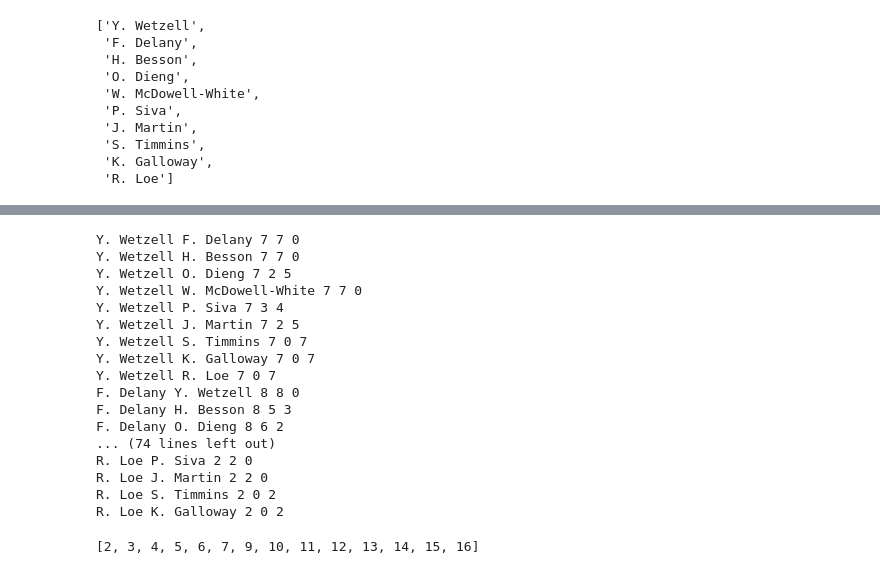
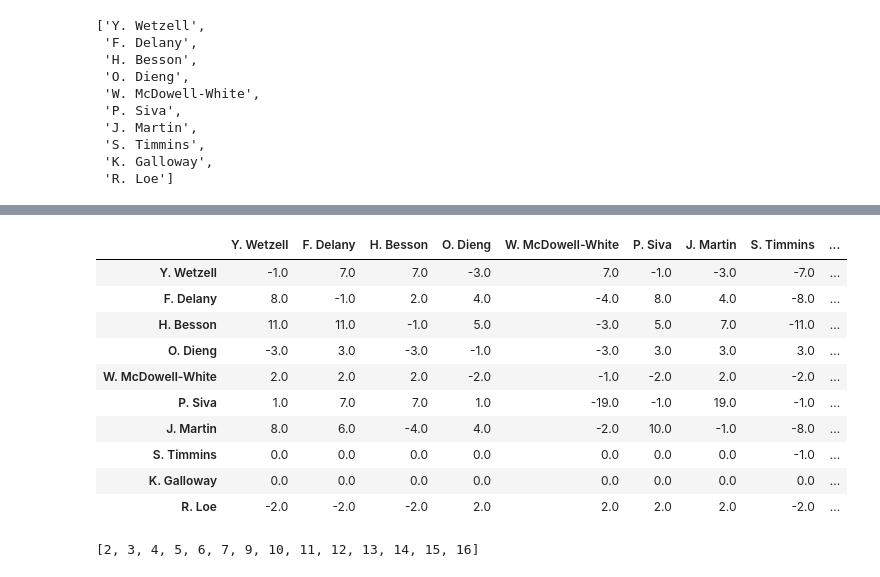
Before and after one commit to ssardina/pynbl, a Jupyter notebook: on_off.ipynb, the cells around one changed output, grey strips where cells are left out. Cells and saved outputs as stored; diff of their text form; code cells hidden in the pictures.

```diff
--- a/on_off.ipynb
+++ b/on_off.ipynb
@@ -147,51 +172,50 @@ W. McDowell-White
 players = players_1
 
 onoff_df = pd.DataFrame()  # Correlation matrix
 for x in players:
     x_stints = set(players_stints[x])
-    x_pbp_df = pbp_df.query('player in @x and actionType in ["2pt", "3pt", "freethrow"] and success == 1')
+    x_pbp_df = pbp_df.query('player == @x and actionType in @SHOOTS_TYPES and success == 1')
+    c_3pt = x_pbp_df.query('actionType == "3pt"').shape[0]
     c_2pt = x_pbp_df.query('actionType == "2pt"').shape[0]
-    c_3pt = x_pbp_df.query('actionType == "3pt"').shape[0]
     c_1pt = x_pbp_df.query('actionType == "freethrow"').shape[0]
     x_pts = 2*c_2pt + 3*c_3pt + c_1pt
     for y in players:
         if x == y:
             v = -1
         else:
             y_stints = set(players_stints[y])
             together = x_stints.intersection(y_stints)
             alone = x_stints.difference(y_stints)
             # print(x, y, together, alone)
 
             together_df = x_pbp_df.query('stint1 in @together')
             c_2pt = together_df.query('actionType == "2pt"').shape[0]
             c_3pt = together_df.query('actionType == "3pt"').shape[0]
             c_1pt = together_df.query('actionType == "freethrow"').shape[0]
             together_pts = 2*c_2pt + 3*c_3pt + c_1pt
 
             alone_df = x_pbp_df.query('stint1 in @alone')
             c_2pt = alone_df.query('actionType == "2pt"').shape[0]
             c_3pt = alone_df.query('actionType == "3pt"').shape[0]
             c_1pt = alone_df.query('actionType == "freethrow"').shape[0]
             alone_pts = 2*c_2pt + 3*c_3pt + c_1pt
 
-            print(x, y, x_pts, together_pts, alone_pts)
+            v = together_pts - alone_pts
+
+            print(f"Player {x} ({x_pts} pts) with player {y}: {together_pts} and without: {alone_pts}")
+        onoff_df.loc[x, y] = v
+
+onoff_df
 # %% [output]
-Y. Wetzell F. Delany 7 7 0
-Y. Wetzell H. Besson 7 7 0
-Y. Wetzell O. Dieng 7 2 5
-Y. Wetzell W. McDowell-White 7 7 0
-Y. Wetzell P. Siva 7 3 4
-Y. Wetzell J. Martin 7 2 5
-Y. Wetzell S. Timmins 7 0 7
-Y. Wetzell K. Galloway 7 0 7
-Y. Wetzell R. Loe 7 0 7
-F. Delany Y. Wetzell 8 8 0
-F. Delany H. Besson 8 5 3
-F. Delany O. Dieng 8 6 2
-... (74 lines left out)
-R. Loe P. Siva 2 2 0
-R. Loe J. Martin 2 2 0
-R. Loe S. Timmins 2 0 2
-R. Loe K. Galloway 2 0 2
+|  | Y. Wetzell | F. Delany | H. Besson | O. Dieng | W. McDowell-White | P. Siva | J. Martin | S. Timmins | ... |
+| Y. Wetzell | -1.0 | 7.0 | 7.0 | -3.0 | 7.0 | -1.0 | -3.0 | -7.0 | ... |
+| F. Delany | 8.0 | -1.0 | 2.0 | 4.0 | -4.0 | 8.0 | 4.0 | -8.0 | ... |
+| H. Besson | 11.0 | 11.0 | -1.0 | 5.0 | -3.0 | 5.0 | 7.0 | -11.0 | ... |
+| O. Dieng | -3.0 | 3.0 | -3.0 | -1.0 | -3.0 | 3.0 | 3.0 | 3.0 | ... |
+| W. McDowell-White | 2.0 | 2.0 | 2.0 | -2.0 | -1.0 | -2.0 | 2.0 | -2.0 | ... |
+| P. Siva | 1.0 | 7.0 | 7.0 | 1.0 | -19.0 | -1.0 | 19.0 | -1.0 | ... |
+| J. Martin | 8.0 | 6.0 | -4.0 | 4.0 | -2.0 | 10.0 | -1.0 | -8.0 | ... |
+| S. Timmins | 0.0 | 0.0 | 0.0 | 0.0 | 0.0 | 0.0 | 0.0 | -1.0 | ... |
+| K. Galloway | 0.0 | 0.0 | 0.0 | 0.0 | 0.0 | 0.0 | 0.0 | 0.0 | ... |
+| R. Loe | -2.0 | -2.0 | -2.0 | 2.0 | 2.0 | 2.0 | 2.0 | -2.0 | ... |
 # %%
```
Also changed, not shown: parts of 7 cells of this notebook.
